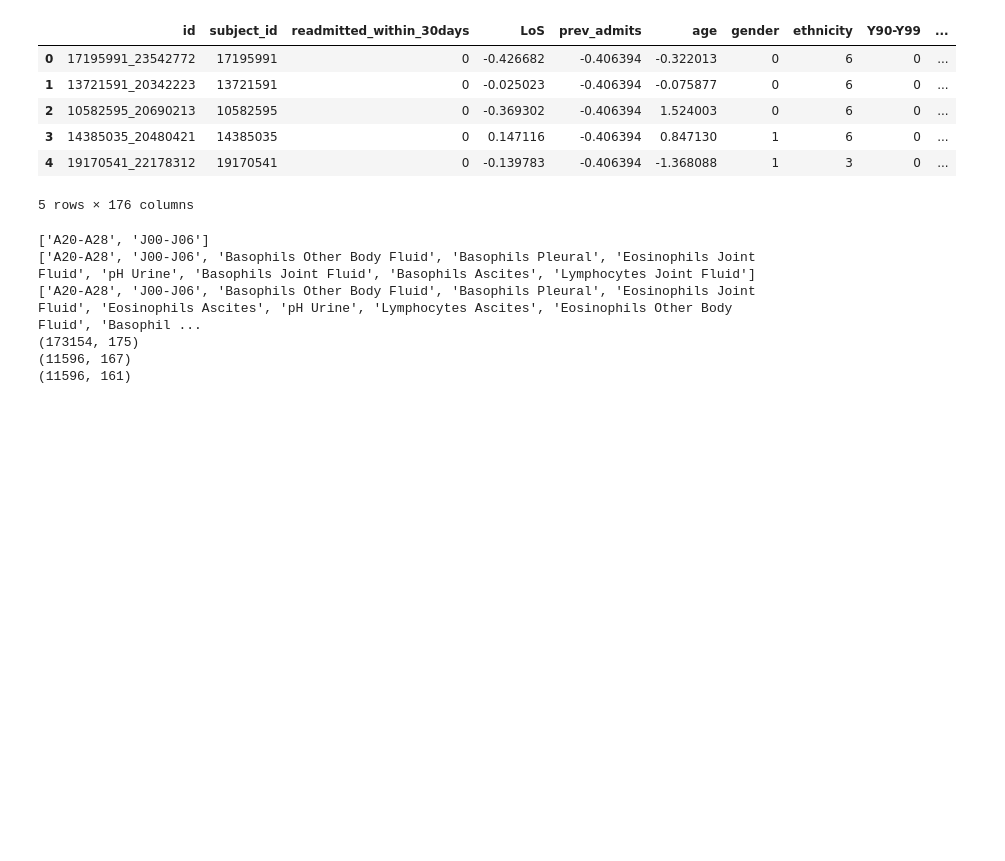
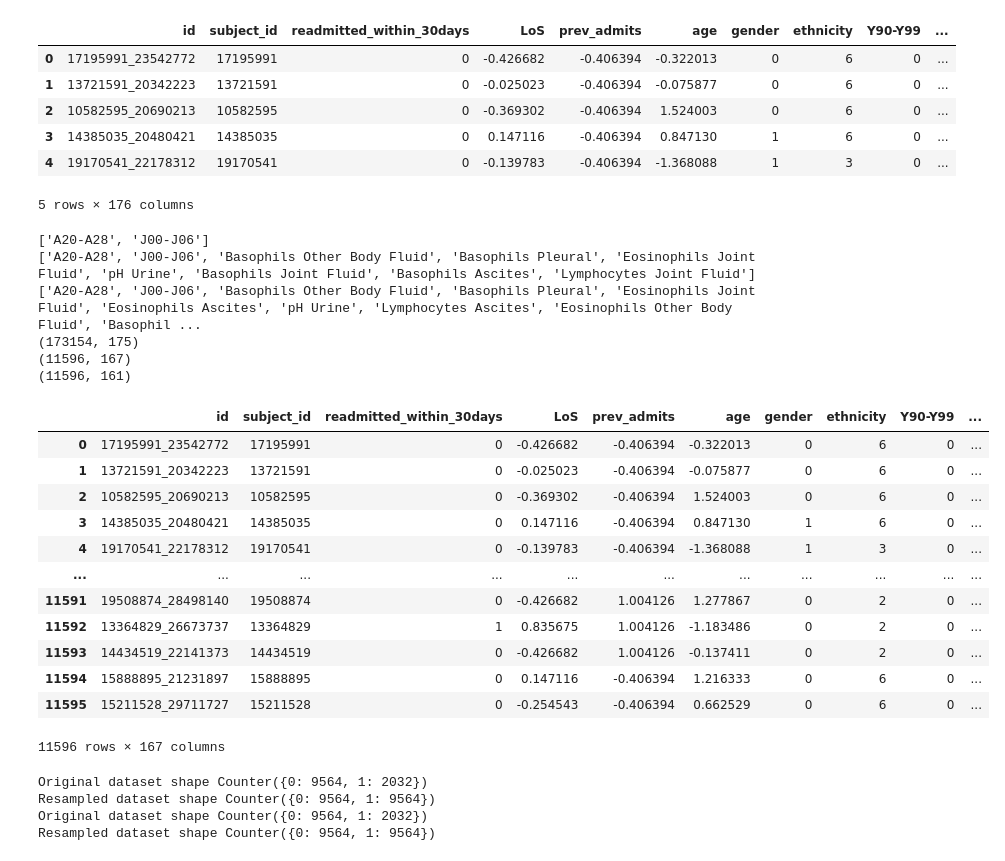
Before and after one commit to zxyao5148/STAT3612_2023_1A_GroupProject, a Jupyter notebook: data_processing/preprocessing.ipynb, the cells around one changed output. Drawn from its saved outputs; the diff is of its cells as text; code cells hidden in the pictures; blank space fills up the shorter version.

Commit message:
add smote oversampling and create 2 smote training dataset

```diff
--- a/data_processing/preprocessing.ipynb
+++ b/data_processing/preprocessing.ipynb
@@ -225,3 +215,55 @@ print(train_merged_df_latest['readmitted_within_30days'].value_counts()) # check
+# %%
+train_merged_df_latest
+# %% [output]
+|  | id | subject_id | readmitted_within_30days | LoS | prev_admits | age | gender | ethnicity | Y90-Y99 | ... |
+| 0 | 17195991_23542772 | 17195991 | 0 | -0.426682 | -0.406394 | -0.322013 | 0 | 6 | 0 | ... |
+| 1 | 13721591_20342223 | 13721591 | 0 | -0.025023 | -0.406394 | -0.075877 | 0 | 6 | 0 | ... |
+| 2 | 10582595_20690213 | 10582595 | 0 | -0.369302 | -0.406394 | 1.524003 | 0 | 6 | 0 | ... |
+| 3 | 14385035_20480421 | 14385035 | 0 | 0.147116 | -0.406394 | 0.847130 | 1 | 6 | 0 | ... |
+| 4 | 19170541_22178312 | 19170541 | 0 | -0.139783 | -0.406394 | -1.368088 | 1 | 3 | 0 | ... |
+| ... | ... | ... | ... | ... | ... | ... | ... | ... | ... | ... |
+| 11591 | 19508874_28498140 | 19508874 | 0 | -0.426682 | 1.004126 | 1.277867 | 0 | 2 | 0 | ... |
+| 11592 | 13364829_26673737 | 13364829 | 1 | 0.835675 | 1.004126 | -1.183486 | 0 | 2 | 0 | ... |
+| 11593 | 14434519_22141373 | 14434519 | 0 | -0.426682 | 1.004126 | -0.137411 | 0 | 2 | 0 | ... |
+| 11594 | 15888895_21231897 | 15888895 | 0 | 0.147116 | -0.406394 | 1.216333 | 0 | 6 | 0 | ... |
+| 11595 | 15211528_29711727 | 15211528 | 0 | -0.254543 | -0.406394 | 0.662529 | 0 | 6 | 0 | ... |
+11596 rows × 167 columns
+# %%
+# address class imbalance issue (in training set), oversampling the minority class
+from collections import Counter
+from imblearn.over_sampling import SMOTE
+# note: pip install -U threadpoolctl to debug if necessary
+
+# resample latest_df
+X_latest = train_merged_df_latest.drop(columns=['readmitted_within_30days'])
+y_latest = train_merged_df_latest['readmitted_within_30days']
+print('Original dataset shape %s' % Counter(y_latest))
+smo_latest = SMOTE(random_state=42)
+X_latest_smo, y_latest_smo = smo_latest.fit_resample(X_latest, y_latest)
+print('Resampled dataset shape %s' % Counter(y_latest_smo))
+
+y_latest_smo = pd.DataFrame(y_latest_smo)
+y_latest_smo.columns = ['readmitted_within_30days']
+smo_df_latest = pd.concat([X_latest_smo, y_latest_smo], axis=1)
+smo_df_latest.to_csv('smo_df_latest.csv', index=False)
+
+# resample median_df
+X_median = train_merged_df_median.drop(columns=['readmitted_within_30days'])
+y_median = train_merged_df_median['readmitted_within_30days']
+print('Original dataset shape %s' % Counter(y_median))
+smo_median = SMOTE(random_state=42)
+X_median_smo, y_median_smo = smo_median.fit_resample(X_median, y_median)
+print('Resampled dataset shape %s' % Counter(y_median_smo))
+
+y_median_smo = pd.DataFrame(y_median_smo)
+y_median_smo.columns = ['readmitted_within_30days']
+smo_df_median = pd.concat([X_median_smo, y_median_smo], axis=1)
+smo_df_median.to_csv('smo_df_median.csv', index=False)
+# %% [output]
+Original dataset shape Counter({0: 9564, 1: 2032})
+Resampled dataset shape Counter({0: 9564, 1: 9564})
+Original dataset shape Counter({0: 9564, 1: 2032})
+Resampled dataset shape Counter({0: 9564, 1: 9564})
 # %%
 # write csv files
 train_merged_df_latest.to_csv('train_merged_latest_feat.csv', index=False)
```
Also changed, not shown: parts of 2 cells of this notebook, 2 other files.
